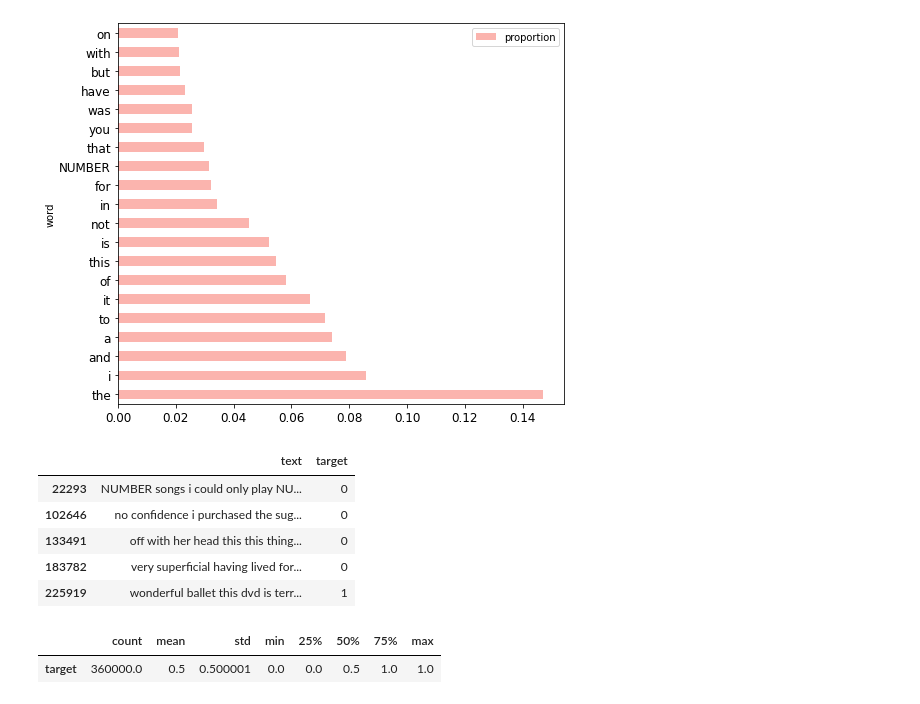
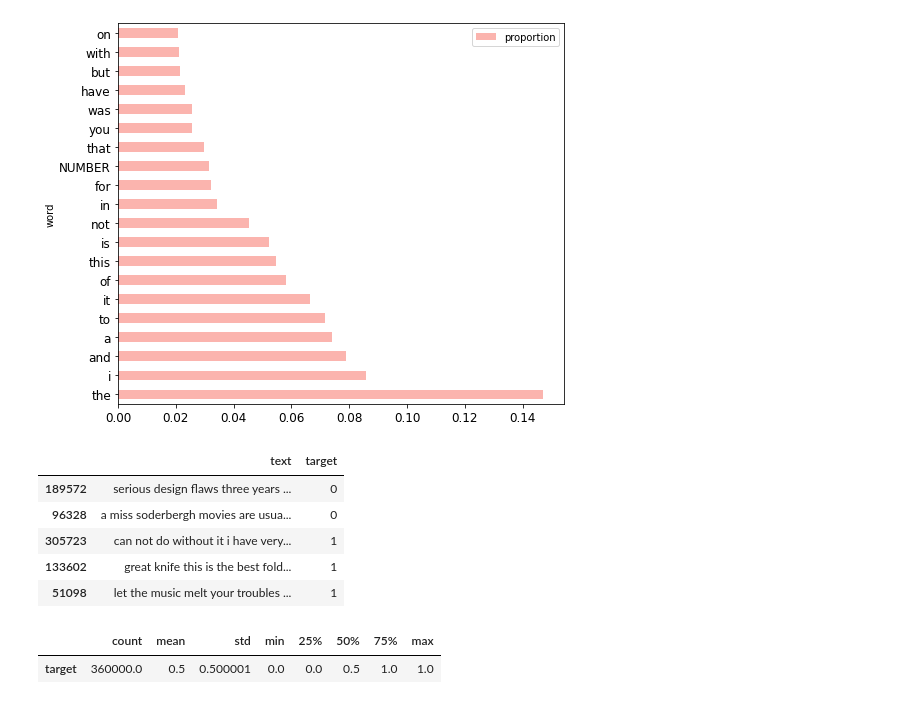
Before and after one commit to ppkgtmm/sentiment, a Jupyter notebook: EDA_amazon.ipynb, the cells around one changed output. Saved outputs shown, nothing was run; the diff lists cells and outputs as text; code cells hidden in the pictures.

```diff
--- a/EDA_amazon.ipynb
+++ b/EDA_amazon.ipynb
@@ -270,16 +270,16 @@ count_df.plot(kind='barh', x='word', y='proportion', rot=0, \
 [figure]
 # %%
 preprocessed = pd.read_csv(
-    '/content/drive/MyDrive/sentiment/data/data_preprocessed.csv'
+    '/content/drive/MyDrive/sentiment/data/data_preprocessed2.csv'
     )[cols]
 preprocessed.sample(5)
 # %% [output]
 |  | text | target |
-| 22293 | NUMBER songs i could only play NU... | 0 |
-| 102646 | no confidence i purchased the sug... | 0 |
-| 133491 | off with her head this this thing... | 0 |
-| 183782 | very superficial having lived for... | 0 |
-| 225919 | wonderful ballet this dvd is terr... | 1 |
+| 189572 | serious design flaws three years ... | 0 |
+| 96328 | a miss soderbergh movies are usua... | 0 |
+| 305723 | can not do without it i have very... | 1 |
+| 133602 | great knife this is the best fold... | 1 |
+| 51098 | let the music melt your troubles ... | 1 |
 # %%
 preprocessed.describe().transpose()
 # %% [output]
```
Also changed, not shown: parts of 5 cells of this notebook.
